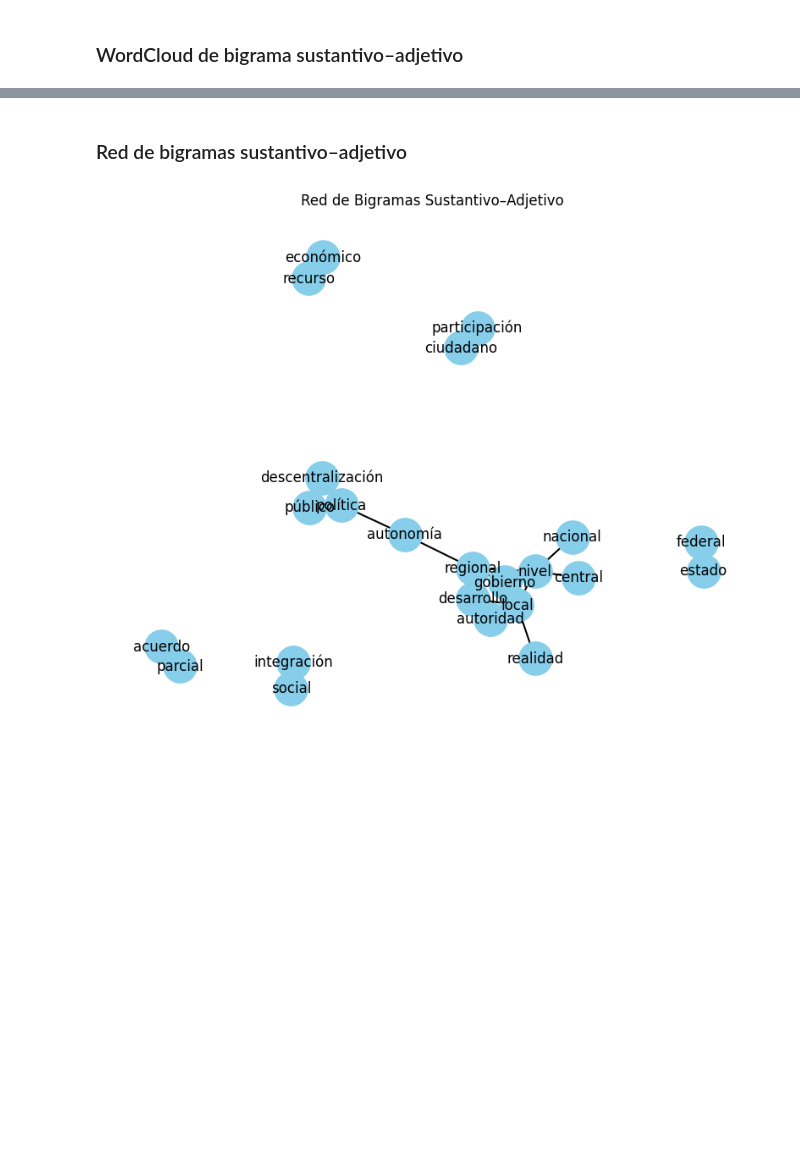
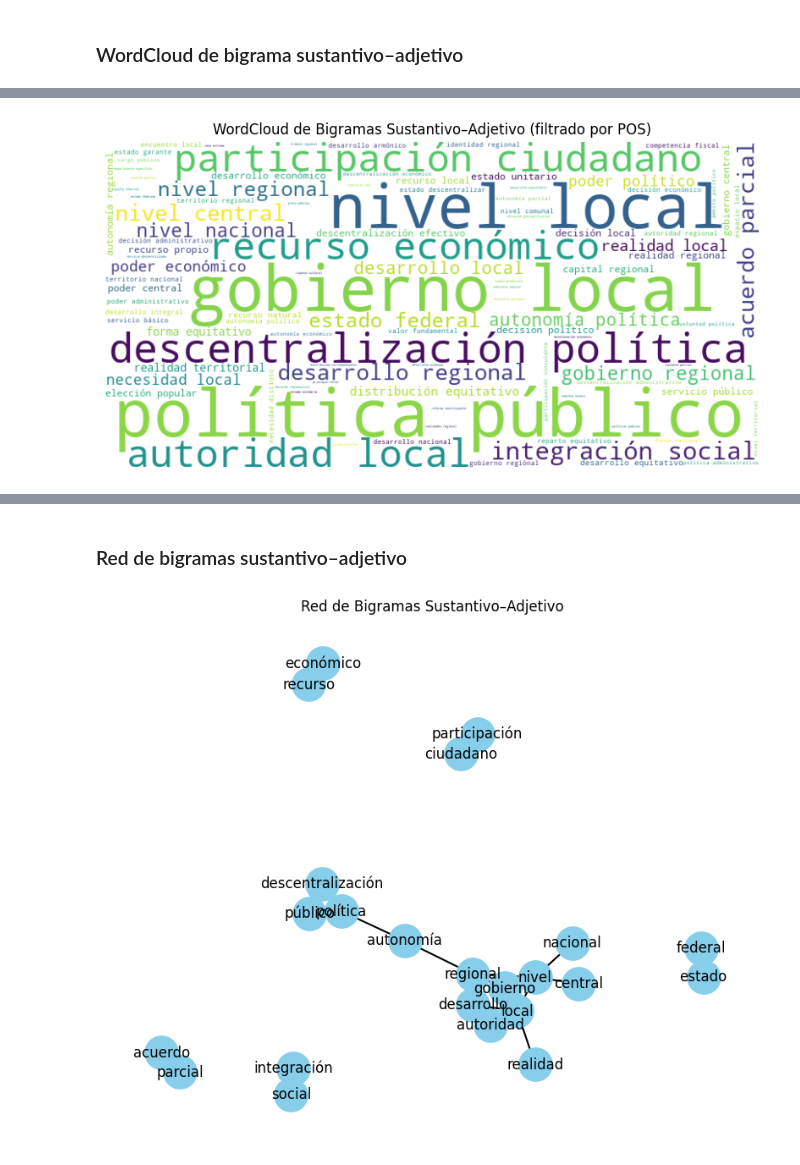
Before and after one commit to RiveraCamilo/mineria-texto-nlp, a Jupyter notebook: tarea1_camilo_rivera.ipynb, the cells around one changed output, grey strips where cells are left out. Drawn from its saved outputs; the diff is of its cells as text; code cells hidden in the pictures; blank space fills up the shorter version.

```diff
--- a/tarea1_camilo_rivera.ipynb
+++ b/tarea1_camilo_rivera.ipynb
@@ -225,0 +322,15 @@ plt.show()
+# %%
+conteo_bigr_filtrados = Counter(bigramas_filtrados).most_common(100)
+
+# Crear WordCloud desde frecuencias
+data_filtrado = dict(conteo_bigr_filtrados)
+
+wc = WordCloud(background_color='white', width=800, height=400, max_words=100).generate_from_frequencies(data_filtrado)
+
+plt.figure(figsize=(10, 6))
+plt.imshow(wc, interpolation='bilinear')
+plt.axis('off')
+plt.title("WordCloud de Bigramas Sustantivo–Adjetivo (filtrado por POS)")
+plt.show()
+# %% [output]
+[figure, added]
```
Also changed, not shown: parts of 12 cells of this notebook.
